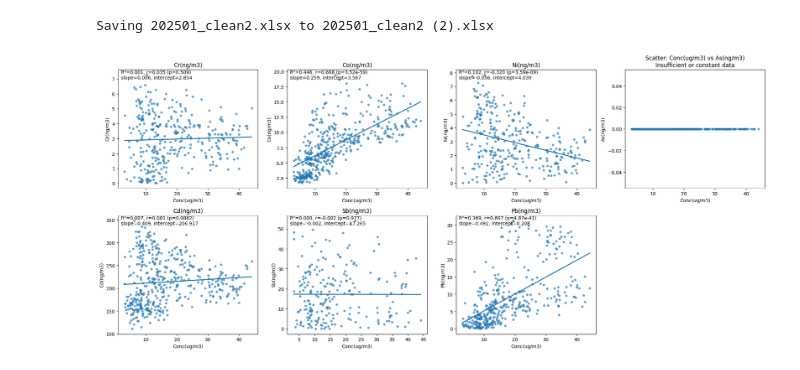
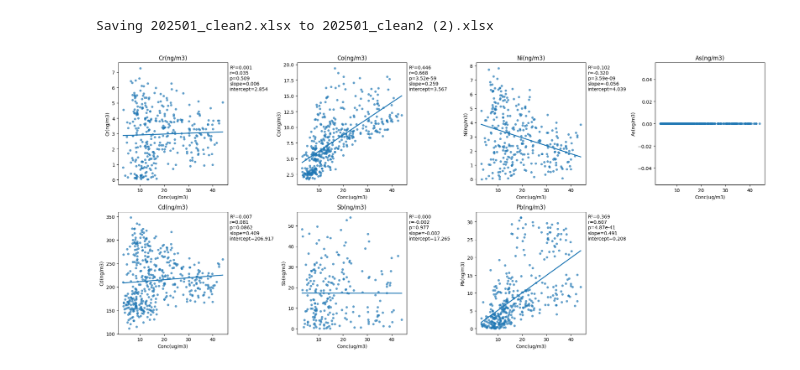
Before and after one commit to hyen0322/202508, a Jupyter notebook: [8.22] 산점도 그래프.ipynb, the cells around one changed output. Saved outputs shown, nothing was run; the diff lists cells and outputs as text; code cells hidden in the pictures.

```diff
--- a/[8.22] 산점도 그래프.ipynb
+++ b/[8.22] 산점도 그래프.ipynb
@@ -31,10 +31,12 @@ if len(ycols) == 0:
 # 농도 수치화, 음수값 제거
 def clean_series(s: pd.Series) -> pd.Series:
     s_num = pd.to_numeric(s, errors='coerce')
-    return s.mask(s < 0)
+    return s_num.mask(s_num < 0)
 # %%
 # 산점도 및 회귀선 그리기
 def plot_scatter_with_regression(x: str, y: str, data: pd.DataFrame, ax):
+    title = f"{y}"  # 제목 통일
+
     # 숫자화, 정리 후 결측 제거
     x_ser = clean_series(data[x])
     y_ser = clean_series(data[y])
@@ -44,7 +46,7 @@ def plot_scatter_with_regression(x: str, y: str, data: pd.DataFrame, ax):
     if len(df_xy) < 3 or df_xy[x].std() == 0 or df_xy[y].std() == 0:
         sns.scatterplot(data=df_xy, x=x, y=y, ax=ax, s=20, alpha=0.7, edgecolor=None)
         ax.set_xlabel(x); ax.set_ylabel(y)
-        ax.set_title(f"Scatter: {x} vs {y}\nInsufficient or constant data")
+        ax.set_title(title)
         return None
 
     # 산점도
@@ -65,31 +67,36 @@ def plot_scatter_with_regression(x: str, y: str, data: pd.DataFrame, ax):
     # Pearson r, p 계산
     r, p = pearsonr(df_xy[x].to_numpy(), df_xy[y].to_numpy())
 
-    # 그래프 기본 설정
+    # 라벨/제목
     ax.set_xlabel(x); ax.set_ylabel(y)
-    ax.set_title(f"{y}")
-    xr, yr = ax.get_xlim(), ax.get_ylim()
-    ax.text(xr[0] + 0.02*(xr[1]-xr[0]),
-            yr[1] - 0.08*(yr[1]-yr[0]),
-            f"R²={r2:.3f}, r={r:.3f} (p={p:.3g})\n"
-            f"slope={slope:.3f}, intercept={intercept:.3f}")
+    ax.set_title(title)
+
+    # 라벨 배치 : 오른쪽 바깥
+    note = (f"R²={r2:.3f}\nr={r:.3f}\np={p:.3g}\n"
+            f"slope={slope:.3f}\nintercept={intercept:.3f}")
+    ax.text(1.02, 0.98, note, transform=ax.transAxes,
+            ha='left', va='top', clip_on=False)
 # %%
 # 서브플롯 배치: 금속 개수에 맞춰 자동 계산
 n = len(ycols)
 ncols = 4
 nrows = math.ceil(n / ncols)
 fig, axes = plt.subplots(nrows, ncols, figsize=(5*ncols, 4.5*nrows))
 axes = np.atleast_1d(axes).ravel()
+
+# 여백, 간격 조정
+fig.subplots_adjust(right=0.86, wspace=0.35, hspace=0.45)
+
 
 # 금속별 산점도 생성
 for i, metal in enumerate(ycols):
     plot_scatter_with_regression(xcol, metal, df, axes[i])
 
 # 없는 축 숨기기
 for j in range(i + 1, len(axes)):
     axes[j].set_visible(False)
 
 plt.tight_layout()
 plt.show()
 # %% [output]
-[figure, old version]
+[figure, new version]
```
